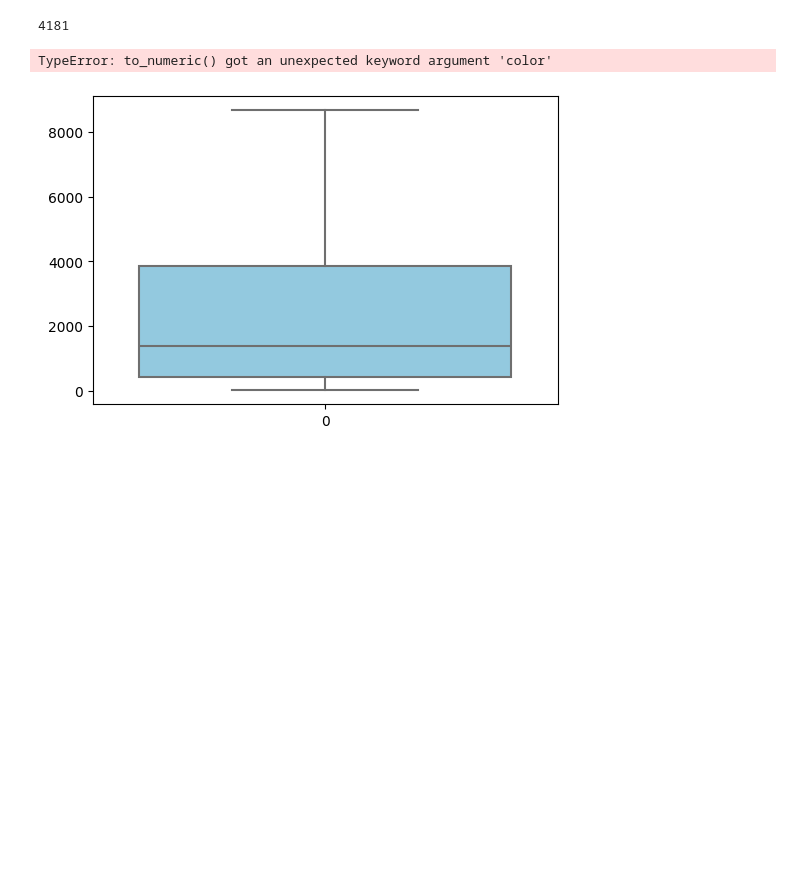
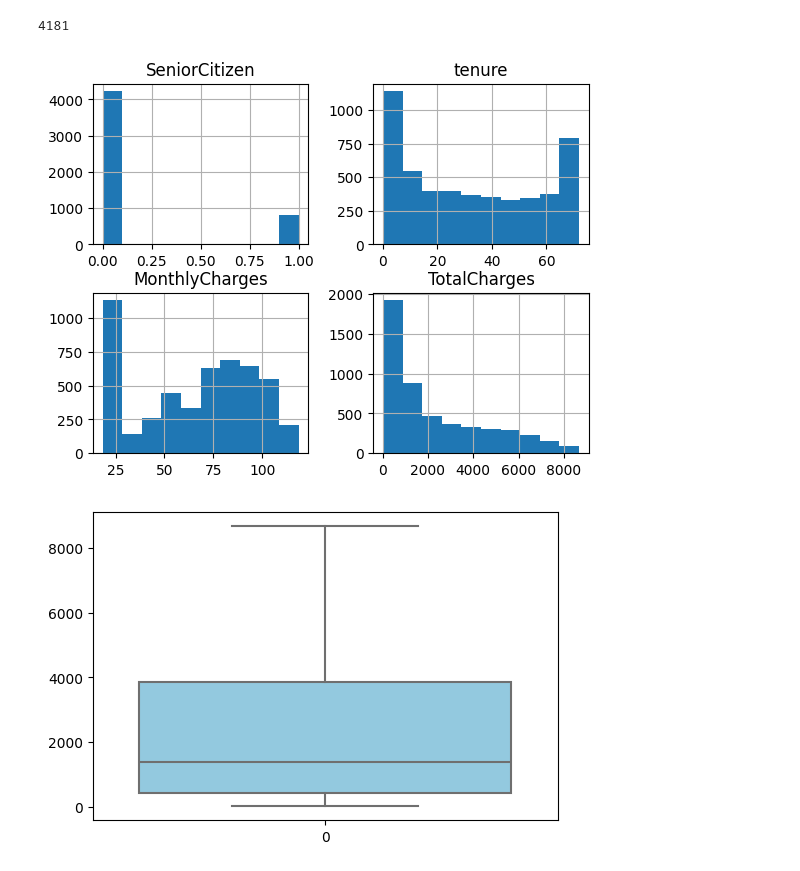
Before and after one commit to qochieng/LP2-Classification-Project, a Jupyter notebook: TelcoChurn-1.ipynb, the cells around one changed output. Drawn from its saved outputs; the diff is of its cells as text; code cells hidden in the pictures; blank space fills up the shorter version.

```diff
--- a/TelcoChurn-1.ipynb
+++ b/TelcoChurn-1.ipynb
@@ -159,10 +180,10 @@ data.isna().sum().sum()
 # %% [output]
 4181
 # %%
-data['TotalCharges']= pd.to_numeric(data['TotalCharges'], errors='coerce',color='skyblue')
+data['TotalCharges']= pd.to_numeric(data['TotalCharges'], errors='coerce')
 data.hist();
 # %% [output]
-TypeError: to_numeric() got an unexpected keyword argument 'color'
+[figure, added]
 # %%
 data_box = df[['SeniorCitizen','tenure','TotalCharges','MonthlyCharges']]
 plt.figure(figsize=(6,4))
```
Also changed, not shown: parts of 78 cells of this notebook, 2 other files.
